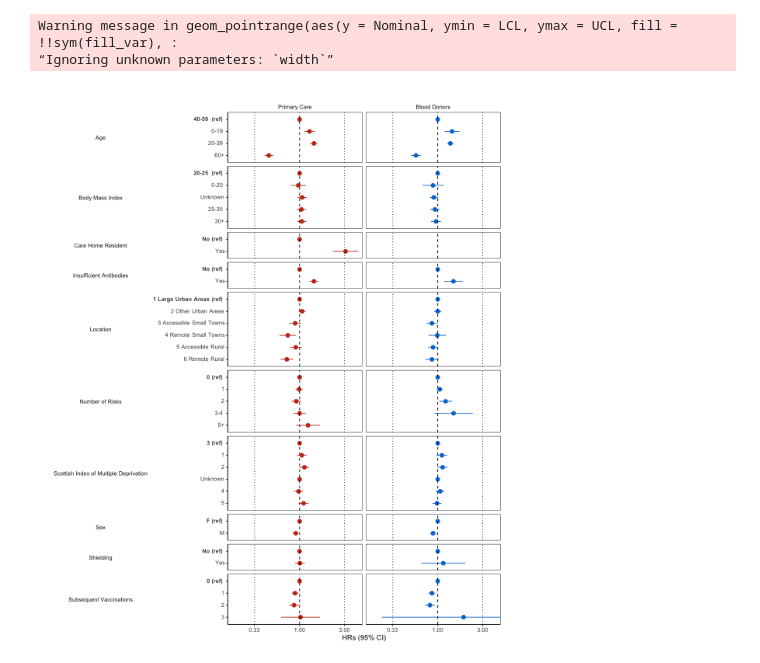
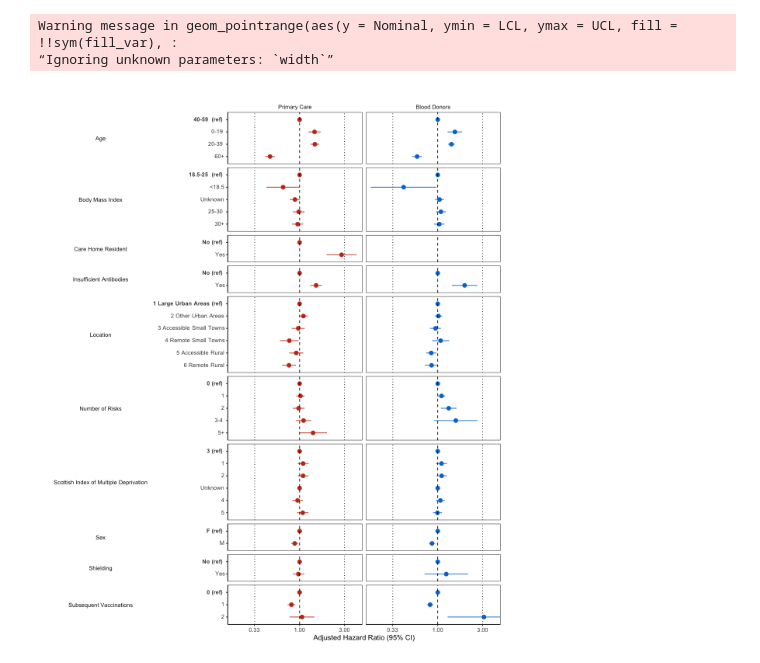
Before and after one commit to EAVE-II/Serology-Analysis, a Jupyter notebook: analysis/Plots.ipynb, the cells around one changed output. Cells and saved outputs as stored; diff of their text form; code cells hidden in the pictures.

```diff
--- a/analysis/Plots.ipynb
+++ b/analysis/Plots.ipynb
@@ -56,7 +60,7 @@ eavehelpers::display_ratios_table(modelA.ORs) %>%
 options(repr.plot.width=12, repr.plot.height=9)
 p.modelA.ORs <- eavehelpers::plot_ratios(modelA.ORs,
                                                fill=cohort,
-                                               #xtitle='HRs (95% CI)',
+                                               xtitle='Adjusted Odds Ratio (95% CI)',
                                                facet=as.factor(label) ~ fct_rev(as.factor(cohort))
                                                )
 p.modelA.ORs
@@ -89,7 +71,12 @@ A tibble: 33 × 4
 # %%
 ggsave("modelA_ORs.pdf", p.modelA.ORs , width=12, height=9, dpi=300, units="in")
 # %%
-modelB.ORs <- readRDS("results/2022-12-06/modelB_gamFit_OR.rds")
+modelB.ORs <- readRDS("results/FINAL/modelB_gamFit_OR.rds") %>%
+              mutate(
+                    label = gsub("Blood","Haematological",label),
+                    level = gsub("AZ","ChAdOx1",level),
+                    level = gsub("Pfizer","BNT162b2 ",level),
+                    level = gsub("Moderna","mRNA-1273",level))
 
 options(repr.plot.width=12, repr.plot.height=15)
 p.modelB.ORs <- eavehelpers::plot_ratios(modelB.ORs,
@@ -104,0 +92,5 @@ Warning message in geom_pointrange(aes(y = Nominal, ymin = LCL, ymax = UCL, fill
+# %%
+modelB.ORs2 <- modelB.ORs %>% mutate(level=ifelse(grepl("Q_DIAG",names) & level=='Yes',label,level),
+                      label=ifelse(grepl("Q_DIAG",names),'Risk Group',label))
+modelB.ORs2[modelB.ORs2$label=='Risk Group' & modelB.ORs2$pos==2,]  <- modelB.ORs2[modelB.ORs2$label=='Risk Group' & modelB.ORs2$pos==2,] %>% mutate(pos=row_number()+1)
+modelB.ORs2
@@ -105,13 +117,9 @@ Warning message in geom_pointrange(aes(y = Nominal, ymin = LCL, ymax = UCL, fill
 # %%
-modelB.ORs <- readRDS("results/2022-12-06/modelB_gamFit_OR.rds")
 options(repr.plot.width=12, repr.plot.height=15)
-p.modelB.ORs <- eavehelpers::plot_ratios(modelB.ORs %>%
-                                         mutate(
-                                               level=ifelse(grepl("Q_DIAG",names) & level=='Yes',label,level),
-                                               label=ifelse(grepl("Q_DIAG",names),'Risk Group',label)
-                                             ),
+p.modelB.ORs <- eavehelpers::plot_ratios(modelB.ORs2,
                                           fill=cohort,
-                                          facet=as.factor(label) ~ fct_rev(as.factor(cohort))
+                                          facet=as.factor(label) ~ fct_rev(as.factor(cohort)),
+                                          xtitle='Adjusted Odds Ratio (95% CI)',
                                         )
 ggsave("modelB_ORs.pdf", p.modelB.ORs , width=12, height=15, dpi=300, units="in")
 p.modelB.ORs
@@ -127,33 +135,34 @@ write.csv(eavehelpers::get_ratios_table(modelB.ORs %>%
                                              ) %>%
                                         filter(cohort=='Primary Care')),'test.csv')
 # %%
-modelC.pc.HRs <- readRDS("results/2022-12-08/modelC_pc_cox_HR.rds")
+modelC.pc.HRs <- readRDS("results/2DOSE/modelC_pc_cox_HR.rds")
 modelC.pc.HRs <- modelC.pc.HRs %>% mutate(level = case_when(
                                     var=='n_risk_gps' & level=='3' ~ '3-4',
                                     var=='n_risk_gps' & level=='4' ~ '5+',
                                     TRUE ~ level))
 
-modelC.bd.HRs <- readRDS("results/2022-12-08/modelC_bd_cox_HR.rds")
+modelC.bd.HRs <- readRDS("results/2DOSE/modelC_bd_cox_HR.rds")
 modelC.bd.HRs <- modelC.bd.HRs %>% mutate(level = case_when(
                                     var=='n_risk_gps' & level=='3' ~ '3-4',
                                     var=='n_risk_gps' & level=='4' ~ '5+',
                                     TRUE ~ level))
 
 modelC.HRs <- modelC.pc.HRs %>% mutate(cohort='Primary Care') %>%
               rbind(modelC.bd.HRs %>% mutate(cohort='Blood Donors')) %>%
-              mutate(label=name,Nominal=estimate,LCL=conf.low,UCL=conf.high)
+              mutate(label=name,Nominal=estimate,LCL=conf.low,UCL=conf.high) %>%
+              mutate(label = gsub("Blood","Haematological",label))
 
 options(repr.plot.width=10, repr.plot.height=12)
 p.modelC.HRs <- eavehelpers::plot_ratios(modelC.HRs,
                                          xmin=0.2,xmax=4,
                                          fill=cohort,
-                                         xtitle='HRs (95% CI)',
+                                         xtitle='Adjusted Hazard Ratio (95% CI)',
                                          facet=as.factor(label) ~ fct_rev(as.factor(cohort))
                                           )
 ggsave("modelC_HRs.pdf", p.modelC.HRs , width=12, height=15, dpi=300, units="in")
 p.modelC.HRs
 # %% [output]
 Warning message in geom_pointrange(aes(y = Nominal, ymin = LCL, ymax = UCL, fill = !!sym(fill_var), :
 “Ignoring unknown parameters: `width`”
-[figure, old version]
+[figure, new version]
 # %%
```
Also changed, not shown: parts of 12 cells of this notebook, 4 other files.
